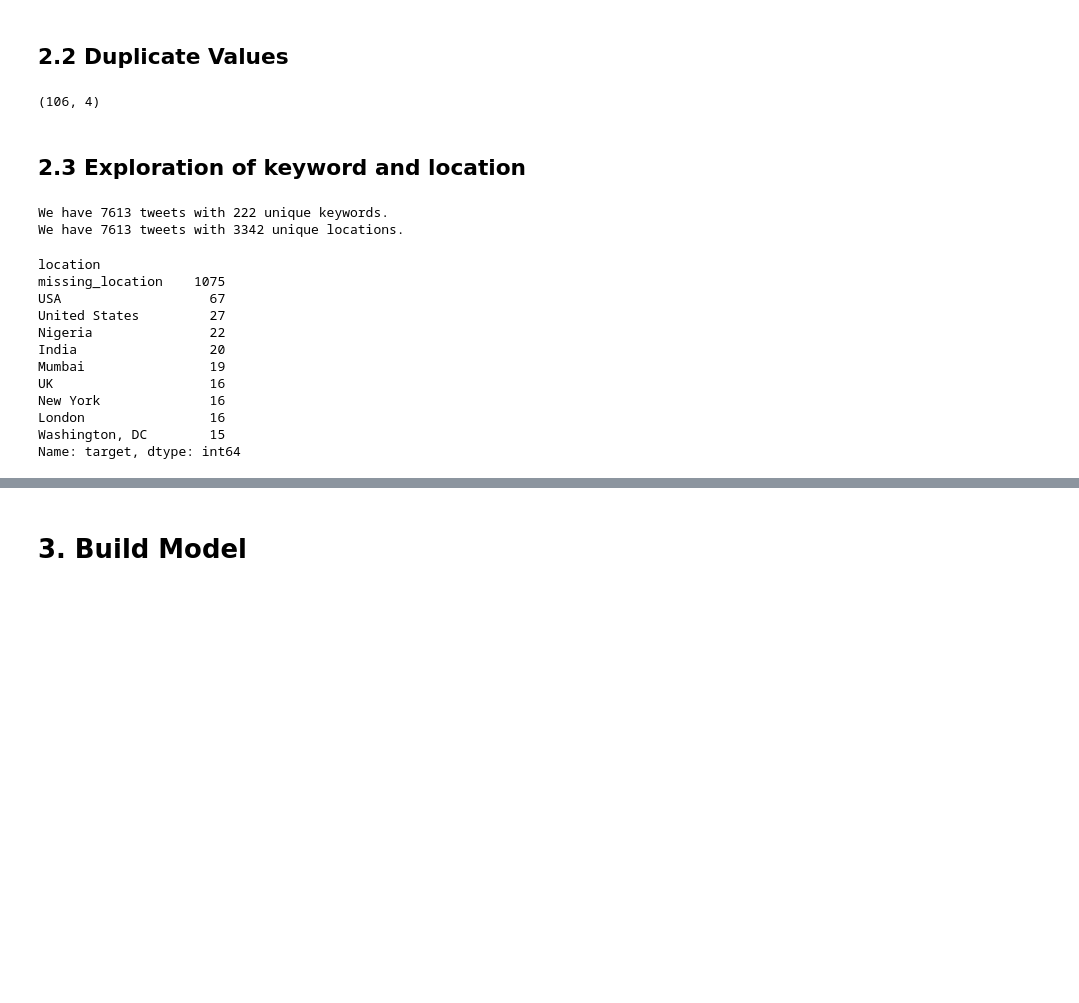
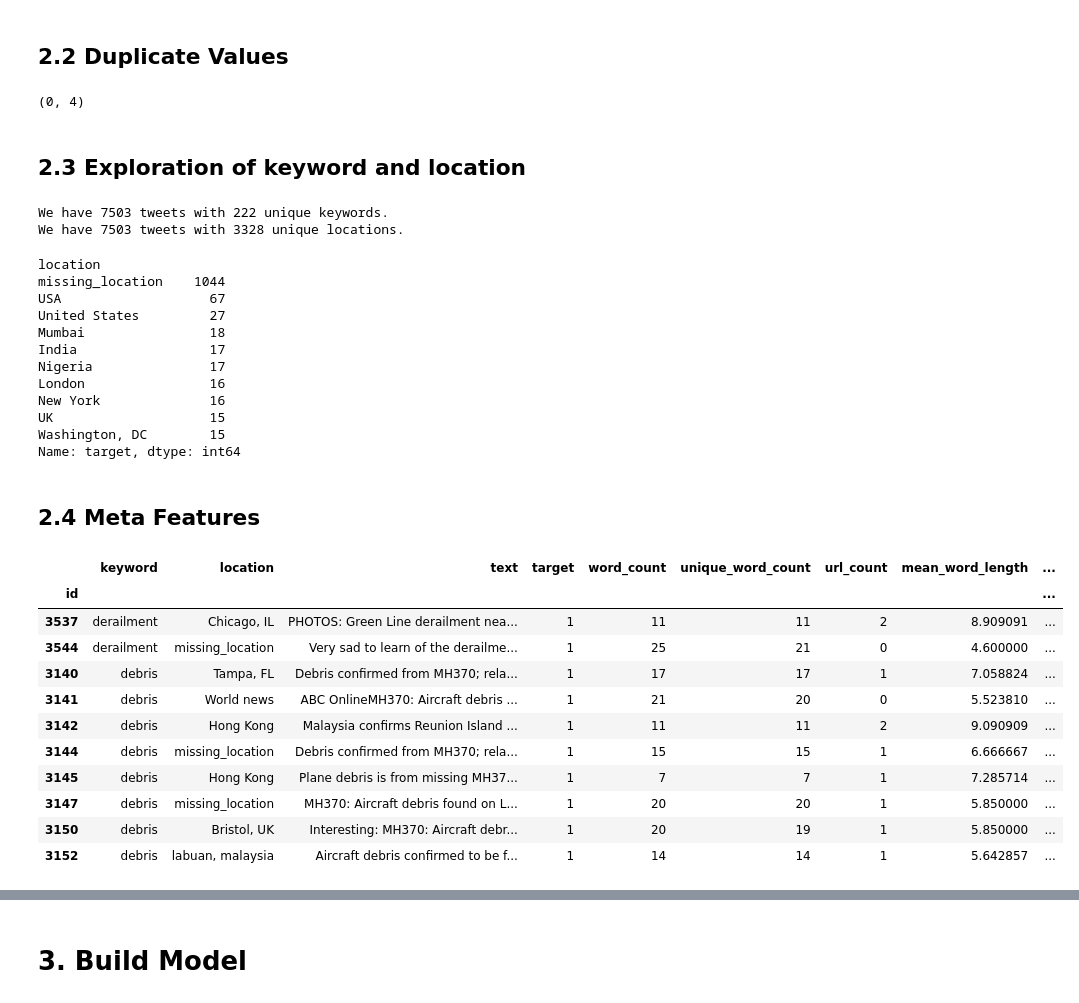
Before and after one commit to jensullrich/DataScienceSS20, a Jupyter notebook: Project/Project_NLP_disaster_tweets.ipynb, the cells around one changed output, grey strips where cells are left out. Saved outputs shown, nothing was run; the diff lists cells and outputs as text; code cells hidden in the pictures; blank space fills up the shorter version.

```diff
--- a/Project/Project_NLP_disaster_tweets.ipynb
+++ b/Project/Project_NLP_disaster_tweets.ipynb
@@ -165,18 +165,19 @@ duplicates = train[train.duplicated()]
 # remove complete duplicates, keep only the first occurence
 train.drop_duplicates(keep='first', inplace=True)
 # check other duplicates
+train.drop_duplicates('text', keep='False', inplace=True)
 duplicates = train[train.duplicated(['text'], keep=False)]
 duplicates.shape
 # %% [output]
-(106, 4)
+(0, 4)
 # %% [markdown]
 ## 2.3 Exploration of keyword and location
 # %%
 print("We have", len(train["keyword"]), "tweets with", train["keyword"].nunique(), "unique keywords.")
 print("We have", len(train["location"]), "tweets with", train["location"].nunique(), "unique locations.")
 # %% [output]
-We have 7613 tweets with 222 unique keywords.
-We have 7613 tweets with 3342 unique locations.
+We have 7503 tweets with 222 unique keywords.
+We have 7503 tweets with 3328 unique locations.
 # %%
 grouped = train.groupby(train["keyword"])
 grouped.size().sort_values()
@@ -185,18 +186,64 @@ grouped = train.groupby(train["location"])
 grouped.target.sum().sort_values(ascending=False).head(10)
 # %% [output]
 location
-missing_location    1075
+missing_location    1044
 USA                   67
 United States         27
-Nigeria               22
-India                 20
-Mumbai                19
-UK                    16
+Mumbai                18
+India                 17
+Nigeria               17
+London                16
 New York              16
-London                16
+UK                    15
 Washington, DC        15
 Name: target, dtype: int64
-# %%
-#encode keyword
-labelencoder = LabelEncoder()
-train['encoded_keyword'] = labelencoder.fit_transform(train['keyword'])
+# %% [markdown]
+## 2.4 Meta Features
+# %%
+# word_count
+train['word_count'] = train['text'].apply(lambda x: len(str(x).split()))
+test['word_count'] = test['text'].apply(lambda x: len(str(x).split()))
+
+# unique_word_count
+train['unique_word_count'] = train['text'].apply(lambda x: len(set(str(x).split())))
+test['unique_word_count'] = test['text'].apply(lambda x: len(set(str(x).split())))
+
+# url_count
+train['url_count'] = train['text'].apply(lambda x: len([w for w in str(x).lower().split() if 'http' in w or 'https' in w]))
+test['url_count'] = test['text'].apply(lambda x: len([w for w in str(x).lower().split() if 'http' in w or 'https' in w]))
+
+# mean_word_length
+train['mean_word_length'] = train['text'].apply(lambda x: np.mean([len(w) for w in str(x).split()]))
+test['mean_word_length'] = test['text'].apply(lambda x: np.mean([len(w) for w in str(x).split()]))
+
+# char_count
+train['char_count'] = train['text'].apply(lambda x: len(str(x)))
+test['char_count'] = test['text'].apply(lambda x: len(str(x)))
+
+# hashtag_count
+train['hashtag_count'] = train['text'].apply(lambda x: len([c for c in str(x) if c == '#']))
+test['hashtag_count'] = test['text'].apply(lambda x: len([c for c in str(x) if c == '#']))
+
+# mention_count
+train['mention_count'] = train['text'].apply(lambda x: len([c for c in str(x) if c == '@']))
+test['mention_count'] = test['text'].apply(lambda x: len([c for c in str(x) if c == '@']))
+
+# keyword target mean
+train['keyword_target_mean'] = train.groupby('keyword')['target'].transform('mean')
+test['keyword_target_mean'] = test['keyword'].apply(lambda x: train.loc[train['keyword'] == x, 'keyword_target_mean'].iloc[0])
+# %%
+train.sort_values(by='keyword_target_mean', ascending=False).head(10)
+#test.sort_values(by='keyword_target_mean', ascending=False).head(10)
+# %% [output]
+|  | keyword | location | text | target | word_count | unique_word_count | url_count | mean_word_length | ... |
+| id |  |  |  |  |  |  |  |  | ... |
+| 3537 | derailment | Chicago, IL | PHOTOS: Green Line derailment nea... | 1 | 11 | 11 | 2 | 8.909091 | ... |
+| 3544 | derailment | missing_location | Very sad to learn of the derailme... | 1 | 25 | 21 | 0 | 4.600000 | ... |
+| 3140 | debris | Tampa, FL | Debris confirmed from MH370; rela... | 1 | 17 | 17 | 1 | 7.058824 | ... |
+| 3141 | debris | World news | ABC OnlineMH370: Aircraft debris ... | 1 | 21 | 20 | 0 | 5.523810 | ... |
+| 3142 | debris | Hong Kong | Malaysia confirms Reunion Island ... | 1 | 11 | 11 | 2 | 9.090909 | ... |
+| 3144 | debris | missing_location | Debris confirmed from MH370; rela... | 1 | 15 | 15 | 1 | 6.666667 | ... |
+| 3145 | debris | Hong Kong | Plane debris is from missing MH37... | 1 | 7 | 7 | 1 | 7.285714 | ... |
+| 3147 | debris | missing_location | MH370: Aircraft debris found on L... | 1 | 20 | 20 | 1 | 5.850000 | ... |
+| 3150 | debris | Bristol, UK | Interesting: MH370: Aircraft debr... | 1 | 20 | 19 | 1 | 5.850000 | ... |
+| 3152 | debris | labuan, malaysia | Aircraft debris confirmed to be f... | 1 | 14 | 14 | 1 | 5.642857 | ... |
```
Also changed, not shown: parts of 20 cells of this notebook.
